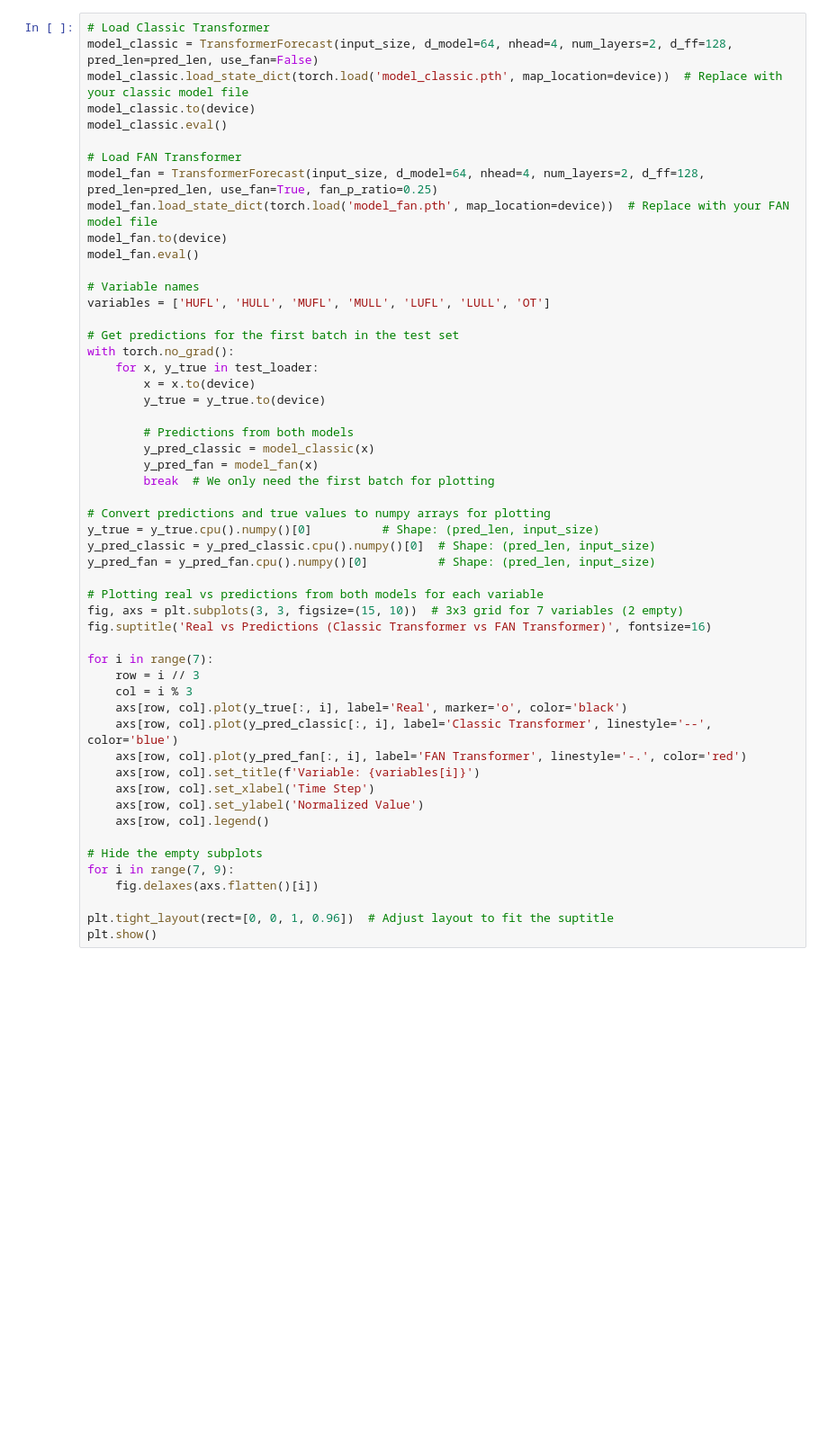
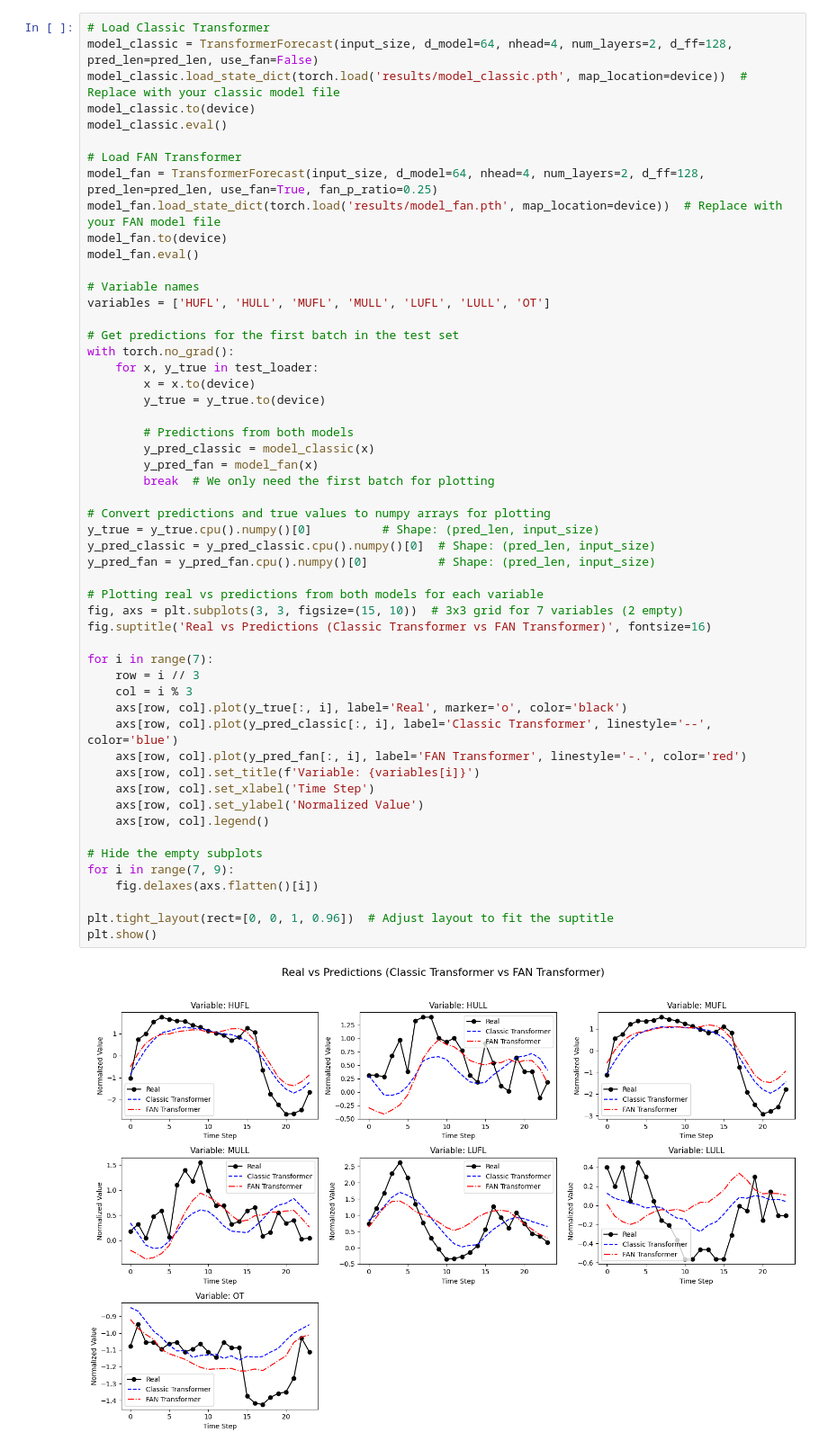
Before and after one commit to ugom2002/FAN, a Jupyter notebook: Transformer_FAN_vs_Classic.ipynb, the cells around one changed output. Shown at 90% size. Saved outputs shown, nothing was run; the diff lists cells and outputs as text; blank space fills up the shorter version.

Commit message:
plot

```diff
--- a/Transformer_FAN_vs_Classic.ipynb
+++ b/Transformer_FAN_vs_Classic.ipynb
@@ -128,13 +132,13 @@ Classic Transformer model saved as 'model_classic.pth'.
 # %%
 # Load Classic Transformer
 model_classic = TransformerForecast(input_size, d_model=64, nhead=4, num_layers=2, d_ff=128, pred_len=pred_len, use_fan=False)
-model_classic.load_state_dict(torch.load('model_classic.pth', map_location=device))  # Replace with your classic model file
+model_classic.load_state_dict(torch.load('results/model_classic.pth', map_location=device))  # Replace with your classic model file
 model_classic.to(device)
 model_classic.eval()
 
 # Load FAN Transformer
 model_fan = TransformerForecast(input_size, d_model=64, nhead=4, num_layers=2, d_ff=128, pred_len=pred_len, use_fan=True, fan_p_ratio=0.25)
-model_fan.load_state_dict(torch.load('model_fan.pth', map_location=device))  # Replace with your FAN model file
+model_fan.load_state_dict(torch.load('results/model_fan.pth', map_location=device))  # Replace with your FAN model file
 model_fan.to(device)
 model_fan.eval()
 
@@ -151,30 +155,32 @@ with torch.no_grad():
         y_pred_classic = model_classic(x)
         y_pred_fan = model_fan(x)
         break  # We only need the first batch for plotting
 
 # Convert predictions and true values to numpy arrays for plotting
 y_true = y_true.cpu().numpy()[0]          # Shape: (pred_len, input_size)
 y_pred_classic = y_pred_classic.cpu().numpy()[0]  # Shape: (pred_len, input_size)
 y_pred_fan = y_pred_fan.cpu().numpy()[0]          # Shape: (pred_len, input_size)
 
 # Plotting real vs predictions from both models for each variable
 fig, axs = plt.subplots(3, 3, figsize=(15, 10))  # 3x3 grid for 7 variables (2 empty)
 fig.suptitle('Real vs Predictions (Classic Transformer vs FAN Transformer)', fontsize=16)
 
 for i in range(7):
     row = i // 3
     col = i % 3
     axs[row, col].plot(y_true[:, i], label='Real', marker='o', color='black')
     axs[row, col].plot(y_pred_classic[:, i], label='Classic Transformer', linestyle='--', color='blue')
     axs[row, col].plot(y_pred_fan[:, i], label='FAN Transformer', linestyle='-.', color='red')
     axs[row, col].set_title(f'Variable: {variables[i]}')
     axs[row, col].set_xlabel('Time Step')
     axs[row, col].set_ylabel('Normalized Value')
     axs[row, col].legend()
 
 # Hide the empty subplots
 for i in range(7, 9):
     fig.delaxes(axs.flatten()[i])
 
 plt.tight_layout(rect=[0, 0, 1, 0.96])  # Adjust layout to fit the suptitle
 plt.show()
+# %% [output]
+[figure, added]
```
Also changed, not shown: parts of 1 cell of this notebook, 1 other file.
